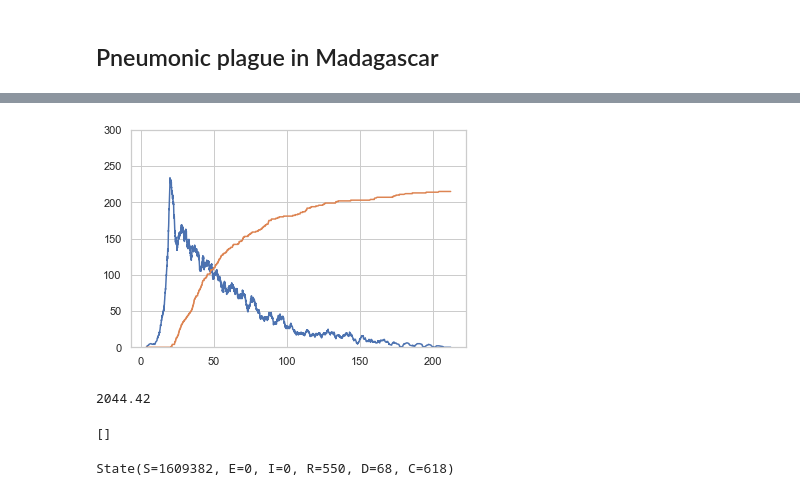
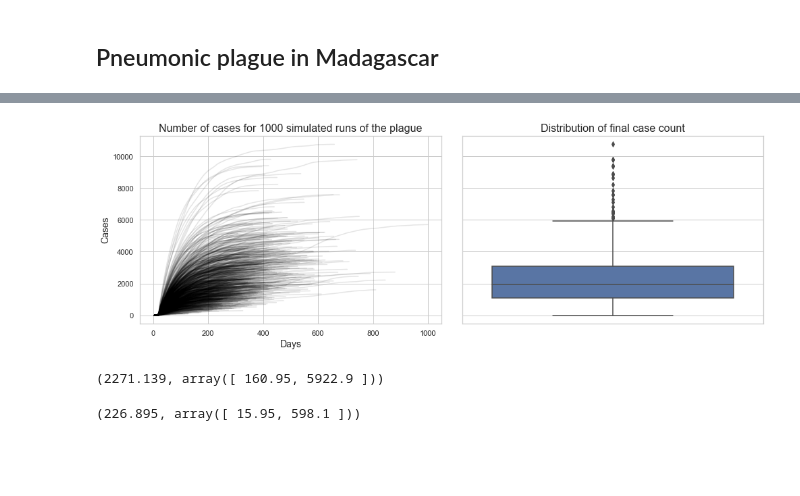
Before and after one commit to Bogeluno/02443_Simulation_of_Epidemics, a Jupyter notebook: notebooks/Plague.ipynb, the cells around one changed output, grey strips where cells are left out. Cells and saved outputs as stored; diff of their text form; code cells hidden in the pictures; blank space fills up the shorter version.

```diff
--- a/notebooks/Plague.ipynb
+++ b/notebooks/Plague.ipynb
@@ -67,43 +45,46 @@ recovery_process.mean()
 # %%
-np.random.seed(2)
+np.random.seed(1)
 
 res = list()
 
-for i in range(100):
+for i in range(1_000):
     plague_model = Plague_SEIRD(
-        1.7,
+        1.45,
         incubation_process,
         recovery_process,
         death_process,
         init_exposed=1,
-        population=1_610_000,
+        population=26_262_313,
         beta_change=20,
-        new_beta=0.18,
+        new_beta=0.195,
         prob_dead=0.1
     )
-    history = [(time, S, E, I, R, D, C) for __, time, (S, E, I, R, D, C) in plague_model.run_until(365) ]
-    res.append(plague_model.state[5])
-
-plt.ylim(0,300)
-time, S, E, I, R, D, C = zip(*history)
-# plt.plot(time, S)
-plt.plot(time, E)
-# plt.plot(time, I)
-# plt.plot(time, R)
-plt.plot(time, D)
-
-plt.show()
+    history = [(time, S, E, I, R, D, C) for __, time, (S, E, I, R, D, C) in plague_model.run_until(1000) ]
+    res.append(history)
-# %% [output]
-[figure, removed]
-# %%
-np.mean(res)
-# %% [output]
-2044.42
-# %%
-plague_model.event_list
-# %% [output]
-[]
-# %%
-plague_model.state
-# %% [output]
-State(S=1609382, E=0, I=0, R=550, D=68, C=618)
+# %%
+fig, __ = plt.subplots(ncols=2, sharey=True,figsize=(14,5))
+plt.sca(fig.axes[0])
+for i in range(1000):
+    time, S, E, I, R, D, C = zip(*res[i])
+    plt.plot(time, C, color='black', alpha=0.1)
+plt.ylabel('Cases',fontsize = 14)
+plt.xlabel('Days',fontsize = 14)
+plt.title('Number of cases for 1000 simulated runs of the plague', fontsize = 16)
+
+cases = [s[-1][6] for s in res];
+sns.boxplot(y=cases, ax=fig.axes[1])
+fig.axes[1].set_title('Distribution of final case count', fontsize = 16)
+plt.tight_layout()
+plt.savefig('../reports/figures/plague_case_count.png', dpi=200)
+plt.show()
+# %% [output]
+[figure, added]
+# %%
+np.mean(cases), np.quantile(cases, [0.025, 0.975])
+# %% [output]
+(2271.139, array([ 160.95, 5922.9 ]))
+# %%
+deaths = [s[-1][5] for s in res]; deaths
+np.mean(deaths), np.quantile(deaths, [0.025, 0.975])
+# %% [output]
+(226.895, array([ 15.95, 598.1 ]))
```
Also changed, not shown: parts of 8 cells of this notebook, 3 other files.
